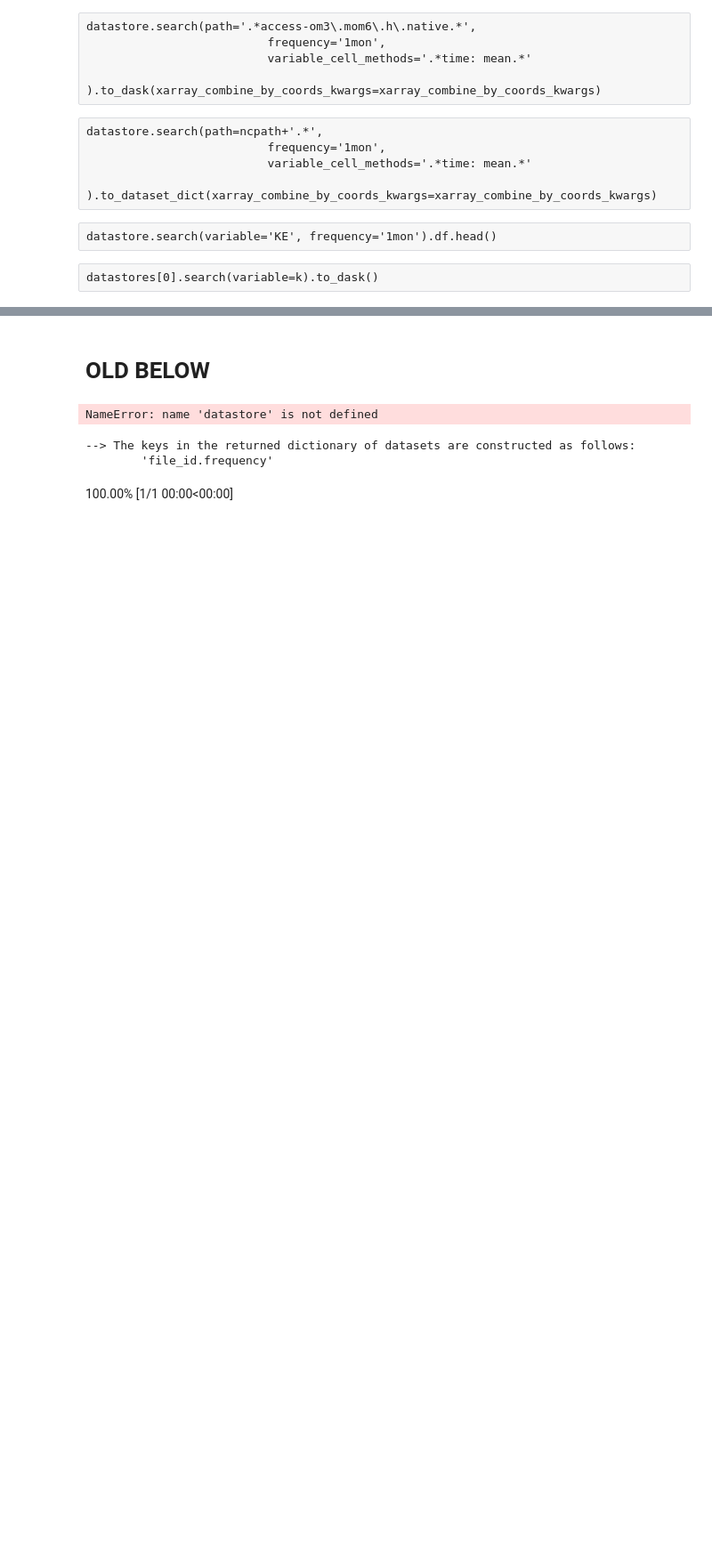
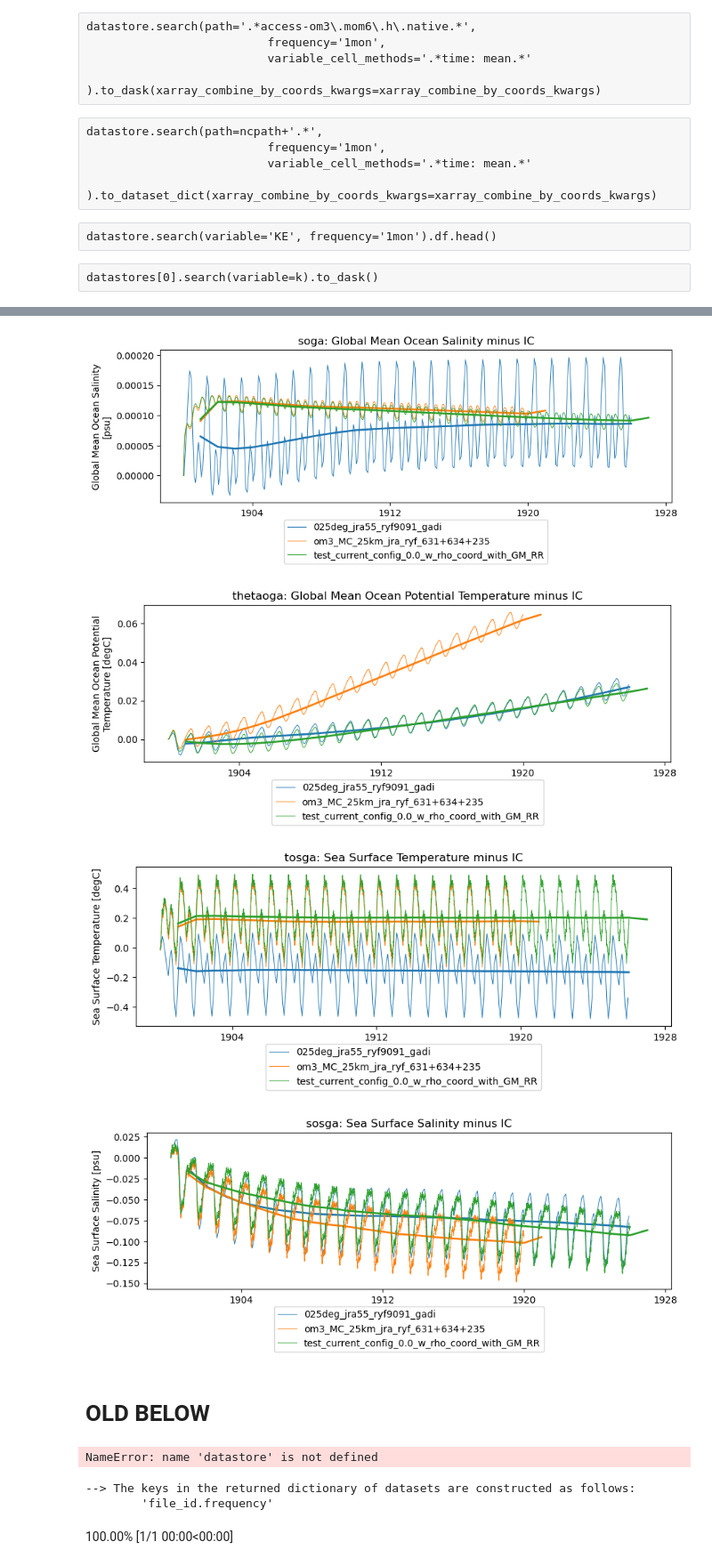
Before and after one commit to ACCESS-NRI/access-eval-recipes, a Jupyter notebook: ocean/timeseries-025.ipynb, the cells around one changed output, grey strips where cells are left out. Shown at 89% size. Cells and saved outputs as stored; diff of their text form; code cells hidden in the pictures; blank space fills up the shorter version.

```diff
--- a/ocean/timeseries-025.ipynb
+++ b/ocean/timeseries-025.ipynb
@@ -116,0 +136,8 @@ datastores
+# %%
+catalogs = [
+                '/g/data/tm70/ds0092/model/config/om3_MC_25km_jra_ryf_631+634+235/archive/experiment_datastore.json',
+                # '/g/data/tm70/ml0072/COMMON/git_repos/candelete/choice2_only_neutral_diffusion/archive/experiment_datastore.json',
+                # '/g/data/tm70/ml0072/COMMON/git_repos/candelete/choice2/archive/experiment_datastore.json',
+                '/g/data/tm70/ml0072/COMMON/git_repos/candelete/test_current_config_0.0_w_rho_coord_with_GM_RR/archive/experiment_datastore.json',
+            ]
+catalogs
@@ -116,0 +147,3 @@ datastores
+# %%
+datastores = { os.path.normpath(c).split(os.sep)[-3]: intake.open_esm_datastore(c, columns_with_iterables=['variable']) for c in catalogs }
+datastores
@@ -117,3 +153,8 @@ datastores
+# %%
+# ACCESS-OM2-025 experiment
+# use control - see https://forum.access-hive.org.au/t/access-om2-control-experiments/258
+om2expt = '025deg_jra55_ryf9091_gadi'
+om2cat = intake.cat.access_nri[om2expt]
 # %%
 # get coords from short run without processor masking
 # https://github.com/aekiss/MOM6-CICE6/commit/59ed8ffc6ae1d4a79821a951924e7c853d9b788a
@@ -309,32 +374,54 @@ dict_keys(['soga', 'thetaoga', 'tosga', 'sosga', 'total_salt_Flux_Added', 'total
+# %%
+# set date range
+trange = slice(cftime.DatetimeNoLeap(1900, 1, 1, 0, 0, 0, 0),
+               cftime.DatetimeNoLeap(1926, 1, 1, 0, 0, 0, 0))
 # %%
 for k, d in data.items():
     print(k)
-    dat = d[k]
-    fname = thisdir+k+'_'+dat.attrs['long_name'].replace(' ', '_').replace('/','_')+'.png'
-    if os.path.isfile(fname):
+    fname = thisdir+k+'_'+list(d.values())[-1][k].attrs['long_name'].replace(' ', '_').replace('/','_')+'-IC.png'
+    # print(fname)
+    if False: #os.path.isfile(fname):
         print(f'---- skipping existing file {fname}')
     else:
-        if 'depth' in dat.cf.coords: # https://xgcm.readthedocs.io/en/latest/grid_metrics.html?highlight=average#Grid-aware-(weighted)-average
-            dat = grid.average(dat, ['X', 'Y', 'Z'])
-        elif 'longitude' in dat.cf.coords: # https://xgcm.readthedocs.io/en/latest/grid_metrics.html?highlight=average#Grid-aware-(weighted)-average
-            dat = grid.average(dat, ['X', 'Y'])
-        dat.load()
-        if int((dat.time[1]-dat.time[0]).values/1e9/60/60/24) == 1:
-            label = 'daily'
-        else:
-            label = 'monthly mean' # possible BUG: plausible guess
         plt.figure(figsize=(10,5))
-        dat.plot(label=label)
-        dat.cf.resample(time='1YE').mean('time').plot(label='annual mean')
-        # dat.cf.rolling(time=12, center=True).mean('time').plot()
-        # dat.cf.rolling(time='1YE', center=True).mean('time').plot()
-        plt.title(k+': '+dat.attrs['long_name'])#+' ['+dat.attrs['units']+']')
+        ax = plt.subplot(111)
+        for n, ds in d.items():
+            dat = ds[k].sel(time=trange)
+            if 'depth' in dat.cf.coords: # https://xgcm.readthedocs.io/en/latest/grid_metrics.html?highlight=average#Grid-aware-(weighted)-average
+                dat = grid.average(dat, ['X', 'Y', 'Z'])
+            elif 'longitude' in dat.cf.coords: # https://xgcm.readthedocs.io/en/latest/grid_metrics.html?highlight=average#Grid-aware-(weighted)-average
+                dat = grid.average(dat, ['X', 'Y'])
+            dat = dat - dat.isel(time=0)
+            dat.load()
+            # if int((dat.time[1]-dat.time[0]).values/1e9/60/60/24) == 1:
+            #     label = 'daily'
+            # else:
+            #     label = 'monthly mean' # possible BUG: plausible guess
+            # p = dat.plot(label=' '.join([n, label]), linewidth=1)
+            p = dat.plot(label=n, linewidth=.7)
+            dat.cf.resample(time='1YE').mean('time').plot(
+                # label=' '.join([n, 'annual mean']),
+                color=p[-1].get_color(),
+                linewidth=2
+            )
+            # dat.cf.rolling(time=12, center=True).mean('time').plot()
+            # dat.cf.rolling(time='1YE', center=True).mean('time').plot()
+        # NB: title from first item (OM3), but y axis label from last item (may be OM2)
+        # plt.title(k+': '+list(d.values())[0][k].attrs['long_name'])
+        plt.title(f'{k}: {dat.attrs["long_name"]} minus IC')
+        plt.xlabel('')
         plt.legend()
+        # Shrink current axis's height from the bottom
+        box = ax.get_position()
+        ax.set_position([box.x0, box.y0 + box.height * 0.4,
+                         box.width, box.height * 0.6])
+        # Put a legend below current axis
+        ax.legend(loc='upper center', bbox_to_anchor=(0.5, -0.08))
         try:
             plt.savefig(fname, dpi=150)
             print(f'saved {fname}')
         except FileNotFoundError:
             print(f'*** FileNotFoundError when saving {fname}')
-    # break
+        # break
 # %% [output]
 soga
@@ -357,3 +435,7 @@ total_net_massin
+[figure, added]
+[figure, added]
+[figure, added]
+[figure, added]
 # %% [markdown]
 # OLD BELOW
 # %%
```
Also changed, not shown: parts of 19 cells of this notebook, 3 other files.
